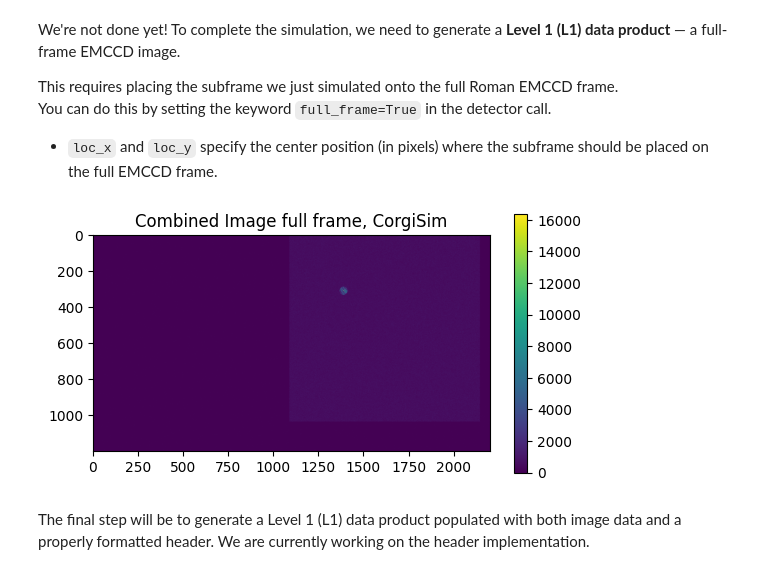
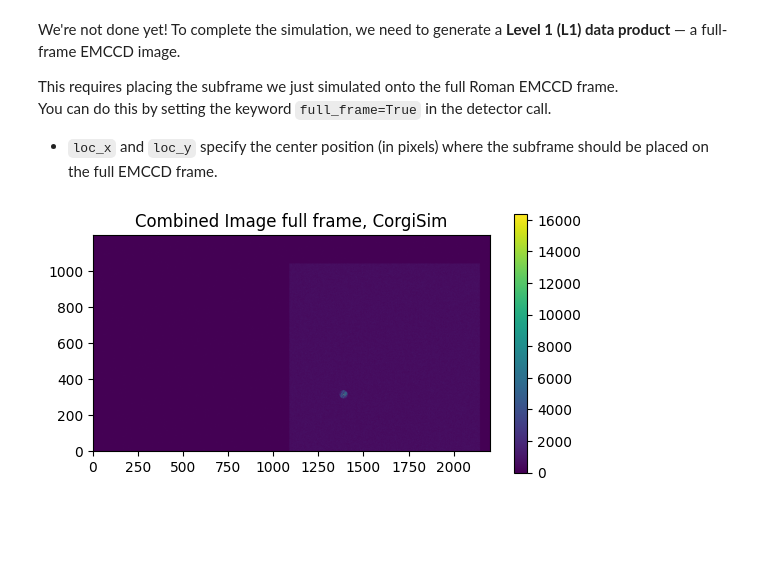
Before and after one commit to roman-corgi/corgisim, a Jupyter notebook: examples/tutorial1_corgisim.ipynb, the cells around one changed output. Saved outputs shown, nothing was run; the diff lists cells and outputs as text; code cells hidden in the pictures; blank space fills up the shorter version.

```diff
--- a/examples/tutorial1_corgisim.ipynb
+++ b/examples/tutorial1_corgisim.ipynb
@@ -422,13 +434,11 @@ You can do this by setting the keyword `full_frame=True` in the detector call.
 # %%
 
 sim_scene = detector.generate_detector_image(sim_scene,exptime,full_frame=True,loc_x=300, loc_y=300)
-image_tot_corgi_full = sim_scene.image_on_detector.data
+image_tot_corgi_full = sim_scene.image_on_detector[1].data
 # %%
-plt.imshow(image_tot_corgi_full)
+plt.imshow(image_tot_corgi_full,origin='lower')
 plt.title('Combined Image full frame, CorgiSim')
 
 co = plt.colorbar(shrink=0.7)
 # %% [output]
-[figure, old version]
+[figure, new version]
-# %% [markdown]
-The final step will be to generate a Level 1 (L1) data product populated with both image data and a properly formatted header. We are currently working on the header implementation.
```
Also changed, not shown: parts of 10 cells of this notebook, 2 other files.
